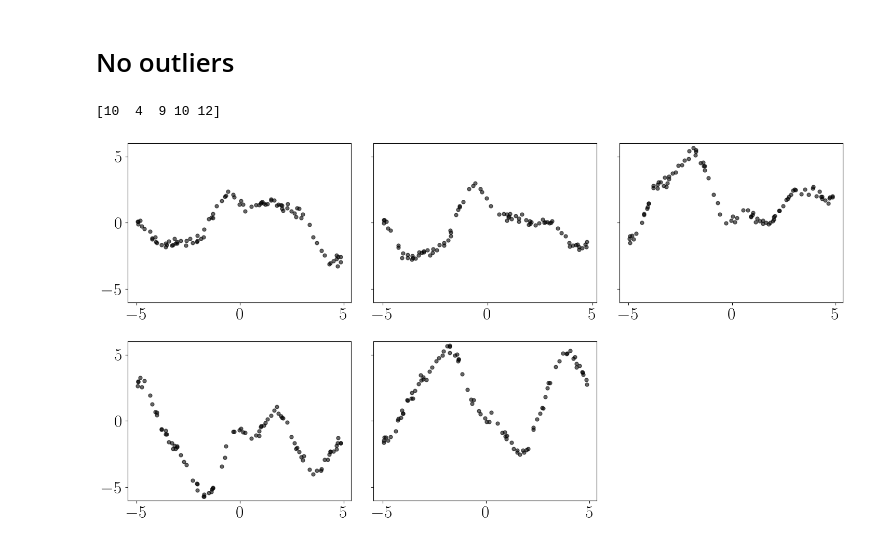
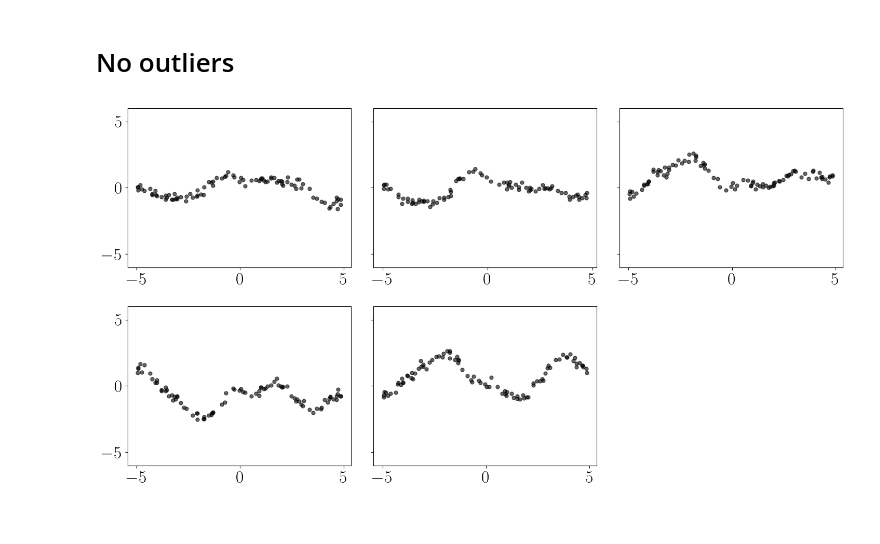
Before and after one commit to joshuarooijakkers/robust_conjugate_MOGP, a Jupyter notebook: experiments/synthetic/synthetic.ipynb, the cells around one changed output. Saved outputs shown, nothing was run; the diff lists cells and outputs as text; code cells hidden in the pictures.

```diff
--- a/experiments/synthetic/synthetic.ipynb
+++ b/experiments/synthetic/synthetic.ipynb
@@ -371,38 +288,11 @@ plt.show()
 ## RCGP
 # %%
 prior_mean = ConstantMean(constant=0.0)
-
 mu_rcgp, std_rcgp = np.full_like(Y_test, np.nan), np.full_like(Y_test, np.nan)
 
 for d in range(D):
     rcgp = RCGPRegressor(mean=prior_mean, length_scale=lengthscale, rbf_variance=rbf_variance, noise=noise_var, epsilon=epsilon)
     rcgp.fit(x_train[~np.isnan(Y_train[:, d])], Y_train[:, d][~np.isnan(Y_train[:, d])].reshape(-1, 1))
-
-    rcgp.optimize_loo_cv(print_opt_param=True, print_iter_param=True, weighted=False)
-
+    rcgp.optimize_loo_cv(print_opt_param=False, print_iter_param=False, weighted=False)
     mu_rcgp[:, d], var_rcgp = rcgp.predict(x_test)
     std_rcgp[:, d] = np.sqrt(var_rcgp + rcgp.noise)
-
-# Plotting
-fig, axs = plt.subplots(2, 3, figsize=(15, 5))
-
-for i in range(D):
-    ax = axs[i // 3, i % 3]
-    # Separate inliers and outliers
-    x_all = x_train.flatten()
-    y_all = Y_train[:, i]
-    is_outlier = outlier_mask[:, i]
-
-    ax.plot(x_all[~is_outlier], y_all[~is_outlier], 'o', color='black', alpha=0.6, label=f'Output {i+1} - inliers')
-    ax.plot(x_all[is_outlier], y_all[is_outlier], 'o', color='red', alpha=0.8, label='Outliers')
-    ax.plot(x_test.flatten(), mu_rcgp[:, i], '-', color='Green', label=f'Predicted Mean')
-    ax.fill_between(x_test.flatten(), mu_rcgp[:, i] - 2*std_rcgp[:, i], mu_rcgp[:, i] + 2*std_rcgp[:, i], color='Green', alpha=0.2, label=f'±2 Std. Dev.')
-    ax.set_ylim([-6, 6])
-    if i % 3 != 0:
-        ax.set_yticklabels([])
-
-# Hide the unused 6th subplot
-axs[1, 2].axis('off')
-
-plt.tight_layout()
-plt.show()
@@ -526,12 +386,12 @@ np.random.seed(42)
 train_test_N = 300
 N = 100
 D = 5  # changed to 5 outputs
-noise_var = 0.5
+noise_var = 0.2
 missing_percentage = 0.1
 epsilon = 0.1
 
 lengthscale = 1.0
-rbf_variance = 5
+rbf_variance = 1
 
 x = np.sort(np.random.uniform(-5, 5, train_test_N)).reshape(-1, 1)
 
@@ -557,33 +417,32 @@ F = f_samples.reshape(D, train_test_N).T
 Y = F + np.random.normal(0, noise_var, F.shape)
 
 x_train, Y_train, x_test, Y_test = train_test_split_random(x, Y, N)
 Y_train = introduce_missing_values(Y_train, missing_percentage)
 
 outliers_per_channel = np.bincount(indices[1])
 non_nan_counts = np.sum(~np.isnan(Y_train), axis=0)
 
 epsilons = outliers_per_channel / non_nan_counts
 
 print(outliers_per_channel)
 
 # Plotting in 2 rows and 3 columns
 fig, axs = plt.subplots(2, 3, figsize=(15, 8))
 
 for i in range(D):
     ax = axs[i // 3, i % 3]
 
     ax.plot(x_train, Y_train[:, i], 'o', color='black', alpha=0.6, label=f'Output {i+1} - inliers')
 
     ax.set_ylim([-6, 6])
     if i % 3 != 0:
         ax.set_yticklabels([])
 
 # Hide the unused 6th subplot
 axs[1, 2].axis('off')
 
 plt.tight_layout()
 plt.show()
 # %% [output]
-[10  4  9 10 12]
-[figure, old version]
+[figure, new version]
 # %%
```
Also changed, not shown: parts of 27 cells of this notebook, 1 other file.
